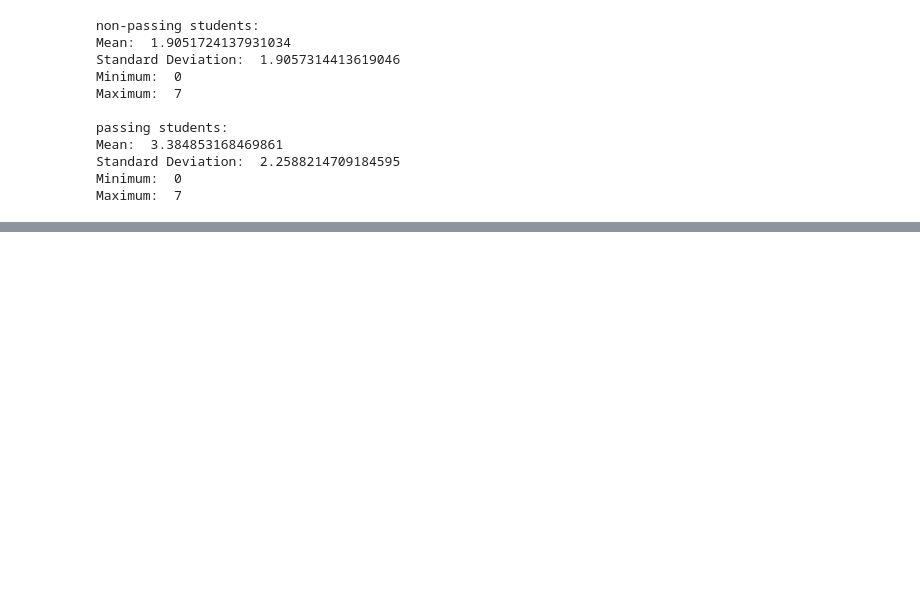
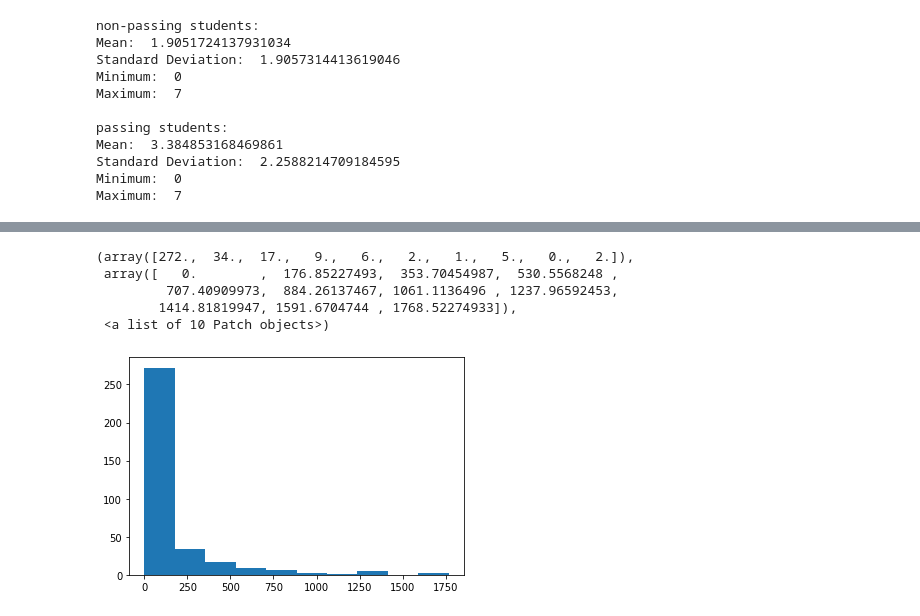
Before and after one commit to palash04/Artificial-Intelligence, a Jupyter notebook: Data_Analysis/DataProcess.ipynb, the cells around one changed output, grey strips where cells are left out. Drawn from its saved outputs; the diff is of its cells as text; code cells hidden in the pictures; blank space fills up the shorter version.

```diff
--- a/Data_Analysis/DataProcess.ipynb
+++ b/Data_Analysis/DataProcess.ipynb
@@ -586,0 +607,9 @@ Maximum:  7
+# %%
+plt.hist(list(non_passing_minutes.values()))
+# %% [output]
+(array([272.,  34.,  17.,   9.,   6.,   2.,   1.,   5.,   0.,   2.]),
+ array([   0.        ,  176.85227493,  353.70454987,  530.5568248 ,
+         707.40909973,  884.26137467, 1061.1136496 , 1237.96592453,
+        1414.81819947, 1591.6704744 , 1768.52274933]),
+ <a list of 10 Patch objects>)
+[figure, added]
```
Also changed, not shown: parts of 15 cells of this notebook.
